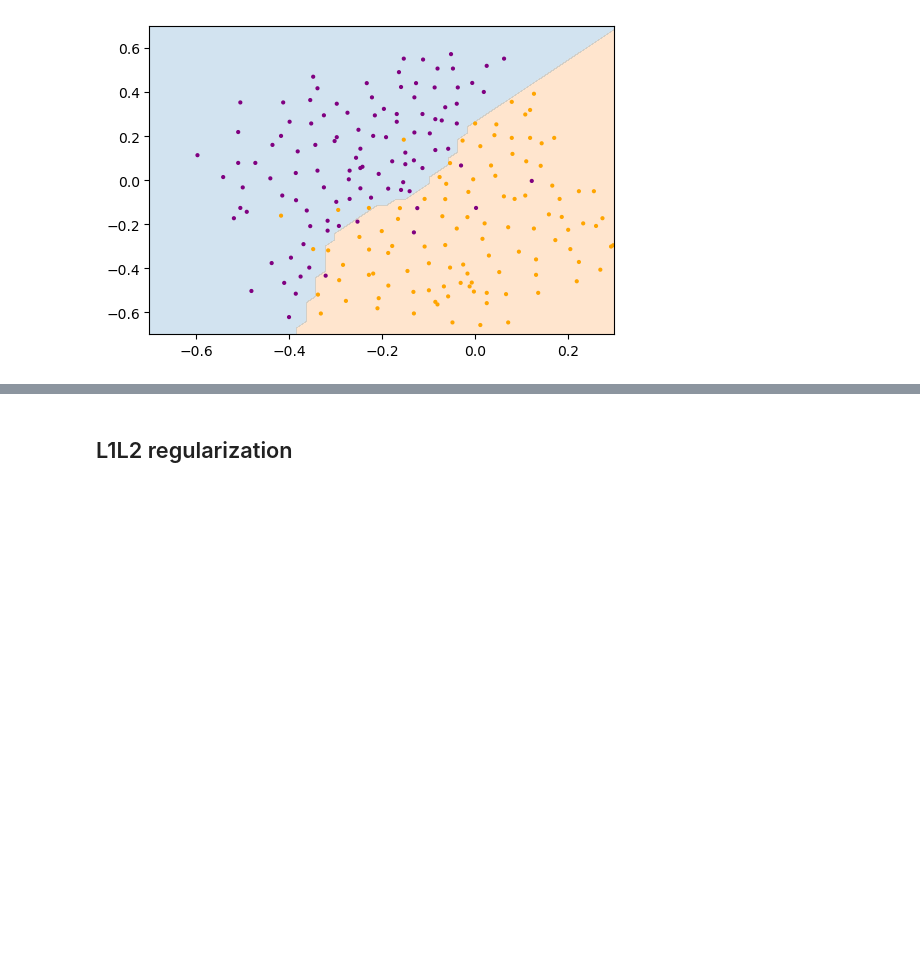
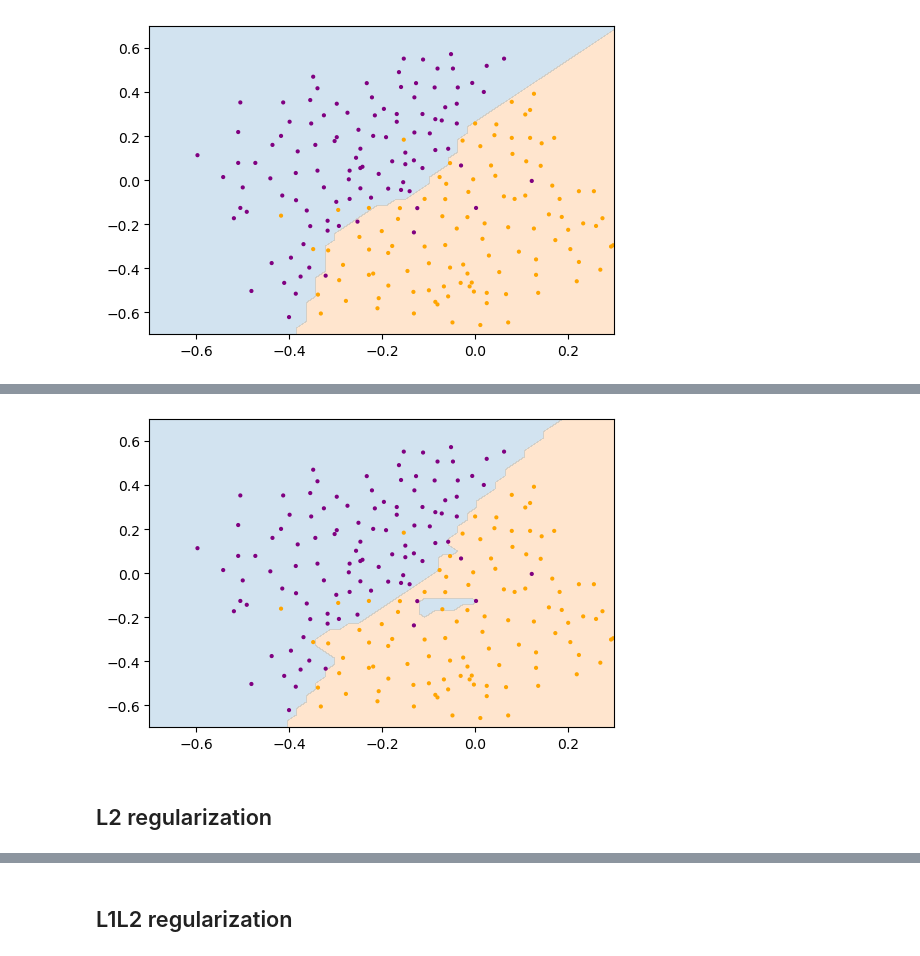
Before and after one commit to pedram-ep/learning-neural-networks, a Jupyter notebook: regularization-l1l2-dropout/regularization-methods.ipynb, the cells around one changed output, grey strips where cells are left out. Cells and saved outputs as stored; diff of their text form; code cells hidden in the pictures; blank space fills up the shorter version.

Commit message:
add "L1" and "L2" regularization

```diff
--- a/regularization-l1l2-dropout/regularization-methods.ipynb
+++ b/regularization-l1l2-dropout/regularization-methods.ipynb
@@ -199,0 +240,6 @@ plt.show()
+# %%
+plt_decision_boundaries(model_l1, -0.7, 0.3, -0.7, 0.7, 50)
+colors = ['orange' if label == 0 else 'purple' for label in data_train_y.ravel()]
+plt.scatter(data_train_x[:, 0], data_train_x[:, 1], c=colors, s=4)
+plt.show()
+# %% [output]
@@ -199,0 +247,3 @@ plt.show()
+[figure, added]
+# %% [markdown]
+## L2 regularization
```
Also changed, not shown: parts of 15 cells of this notebook.
